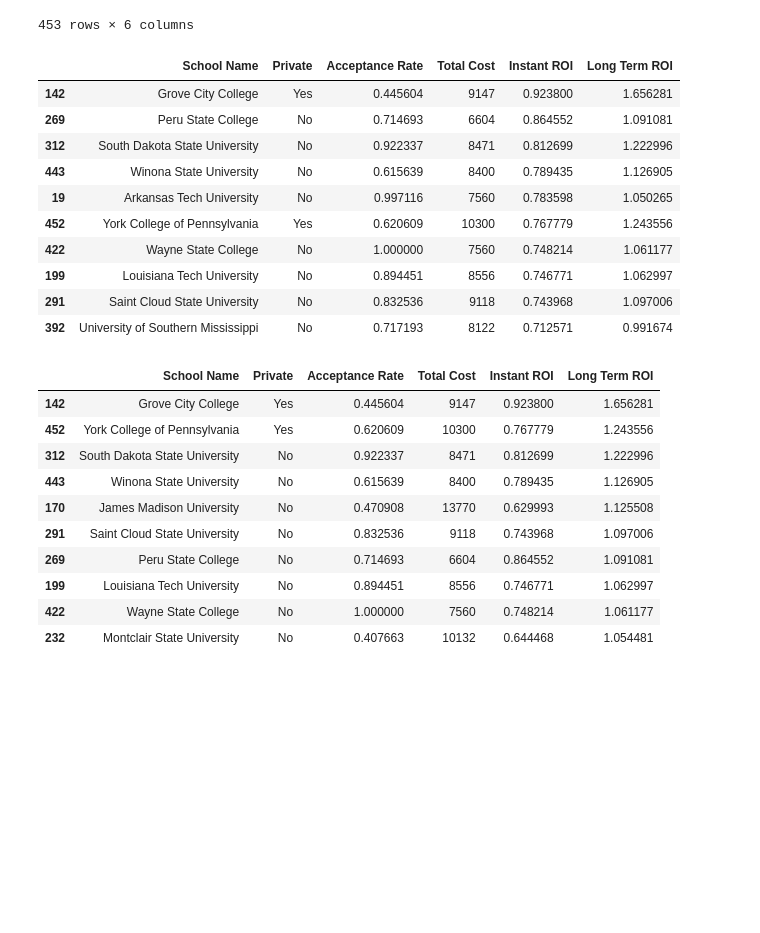
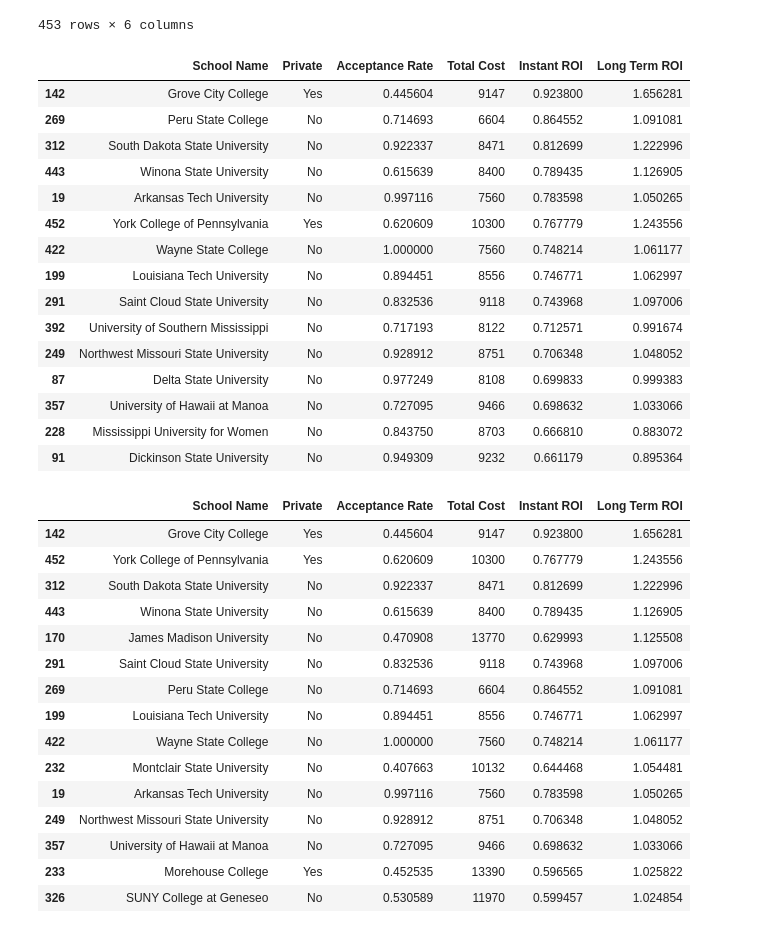
Before and after one commit to sWeeks99/Education_Trends_and_Opportunities, a Jupyter notebook: data/project_final_draft.ipynb, the cells around one changed output. Cells and saved outputs as stored; diff of their text form; code cells hidden in the pictures; blank space fills up the shorter version.

```diff
--- a/data/project_final_draft.ipynb
+++ b/data/project_final_draft.ipynb
@@ -385,31 +405,43 @@ roi_df
 | 451 | Yale University | Yes | 0.229145 | 29095 | 0.383240 | 0.717550 |
 | 452 | York College of Pennsylvania | Yes | 0.620609 | 10300 | 0.767779 | 1.243556 |
 453 rows × 6 columns
-# %%
-roi_df.nlargest(10, 'Instant ROI')
-# %% [output]
-|  | School Name | Private | Acceptance Rate | Total Cost | Instant ROI | Long Term ROI |
-| 142 | Grove City College | Yes | 0.445604 | 9147 | 0.923800 | 1.656281 |
-| 269 | Peru State College | No | 0.714693 | 6604 | 0.864552 | 1.091081 |
-| 312 | South Dakota State University | No | 0.922337 | 8471 | 0.812699 | 1.222996 |
-| 443 | Winona State University | No | 0.615639 | 8400 | 0.789435 | 1.126905 |
-| 19 | Arkansas Tech University | No | 0.997116 | 7560 | 0.783598 | 1.050265 |
-| 452 | York College of Pennsylvania | Yes | 0.620609 | 10300 | 0.767779 | 1.243556 |
-| 422 | Wayne State College | No | 1.000000 | 7560 | 0.748214 | 1.061177 |
-| 199 | Louisiana Tech University | No | 0.894451 | 8556 | 0.746771 | 1.062997 |
-| 291 | Saint Cloud State University | No | 0.832536 | 9118 | 0.743968 | 1.097006 |
-| 392 | University of Southern Mississippi | No | 0.717193 | 8122 | 0.712571 | 0.991674 |
-# %%
-roi_df.nlargest(10, 'Long Term ROI')
-# %% [output]
-|  | School Name | Private | Acceptance Rate | Total Cost | Instant ROI | Long Term ROI |
-| 142 | Grove City College | Yes | 0.445604 | 9147 | 0.923800 | 1.656281 |
-| 452 | York College of Pennsylvania | Yes | 0.620609 | 10300 | 0.767779 | 1.243556 |
-| 312 | South Dakota State University | No | 0.922337 | 8471 | 0.812699 | 1.222996 |
-| 443 | Winona State University | No | 0.615639 | 8400 | 0.789435 | 1.126905 |
-| 170 | James Madison University | No | 0.470908 | 13770 | 0.629993 | 1.125508 |
-| 291 | Saint Cloud State University | No | 0.832536 | 9118 | 0.743968 | 1.097006 |
-| 269 | Peru State College | No | 0.714693 | 6604 | 0.864552 | 1.091081 |
-| 199 | Louisiana Tech University | No | 0.894451 | 8556 | 0.746771 | 1.062997 |
-| 422 | Wayne State College | No | 1.000000 | 7560 | 0.748214 | 1.061177 |
-| 232 | Montclair State University | No | 0.407663 | 10132 | 0.644468 | 1.054481 |
+# %%
+#find largest instant roi
+roi_df.nlargest(15, 'Instant ROI')
+# %% [output]
+|  | School Name | Private | Acceptance Rate | Total Cost | Instant ROI | Long Term ROI |
+| 142 | Grove City College | Yes | 0.445604 | 9147 | 0.923800 | 1.656281 |
+| 269 | Peru State College | No | 0.714693 | 6604 | 0.864552 | 1.091081 |
+| 312 | South Dakota State University | No | 0.922337 | 8471 | 0.812699 | 1.222996 |
+| 443 | Winona State University | No | 0.615639 | 8400 | 0.789435 | 1.126905 |
+| 19 | Arkansas Tech University | No | 0.997116 | 7560 | 0.783598 | 1.050265 |
+| 452 | York College of Pennsylvania | Yes | 0.620609 | 10300 | 0.767779 | 1.243556 |
+| 422 | Wayne State College | No | 1.000000 | 7560 | 0.748214 | 1.061177 |
+| 199 | Louisiana Tech University | No | 0.894451 | 8556 | 0.746771 | 1.062997 |
+| 291 | Saint Cloud State University | No | 0.832536 | 9118 | 0.743968 | 1.097006 |
+| 392 | University of Southern Mississippi | No | 0.717193 | 8122 | 0.712571 | 0.991674 |
+| 249 | Northwest Missouri State University | No | 0.928912 | 8751 | 0.706348 | 1.048052 |
+| 87 | Delta State University | No | 0.977249 | 8108 | 0.699833 | 0.999383 |
+| 357 | University of Hawaii at Manoa | No | 0.727095 | 9466 | 0.698632 | 1.033066 |
+| 228 | Mississippi University for Women | No | 0.843750 | 8703 | 0.666810 | 0.883072 |
+| 91 | Dickinson State University | No | 0.949309 | 9232 | 0.661179 | 0.895364 |
+# %%
+#find largest long term roi
+roi_df.nlargest(15, 'Long Term ROI')
+# %% [output]
+|  | School Name | Private | Acceptance Rate | Total Cost | Instant ROI | Long Term ROI |
+| 142 | Grove City College | Yes | 0.445604 | 9147 | 0.923800 | 1.656281 |
+| 452 | York College of Pennsylvania | Yes | 0.620609 | 10300 | 0.767779 | 1.243556 |
+| 312 | South Dakota State University | No | 0.922337 | 8471 | 0.812699 | 1.222996 |
+| 443 | Winona State University | No | 0.615639 | 8400 | 0.789435 | 1.126905 |
+| 170 | James Madison University | No | 0.470908 | 13770 | 0.629993 | 1.125508 |
+| 291 | Saint Cloud State University | No | 0.832536 | 9118 | 0.743968 | 1.097006 |
+| 269 | Peru State College | No | 0.714693 | 6604 | 0.864552 | 1.091081 |
+| 199 | Louisiana Tech University | No | 0.894451 | 8556 | 0.746771 | 1.062997 |
+| 422 | Wayne State College | No | 1.000000 | 7560 | 0.748214 | 1.061177 |
+| 232 | Montclair State University | No | 0.407663 | 10132 | 0.644468 | 1.054481 |
+| 19 | Arkansas Tech University | No | 0.997116 | 7560 | 0.783598 | 1.050265 |
+| 249 | Northwest Missouri State University | No | 0.928912 | 8751 | 0.706348 | 1.048052 |
+| 357 | University of Hawaii at Manoa | No | 0.727095 | 9466 | 0.698632 | 1.033066 |
+| 233 | Morehouse College | Yes | 0.452535 | 13390 | 0.596565 | 1.025822 |
+| 326 | SUNY College at Geneseo | No | 0.530589 | 11970 | 0.599457 | 1.024854 |
```
Also changed, not shown: parts of 10 cells of this notebook.
